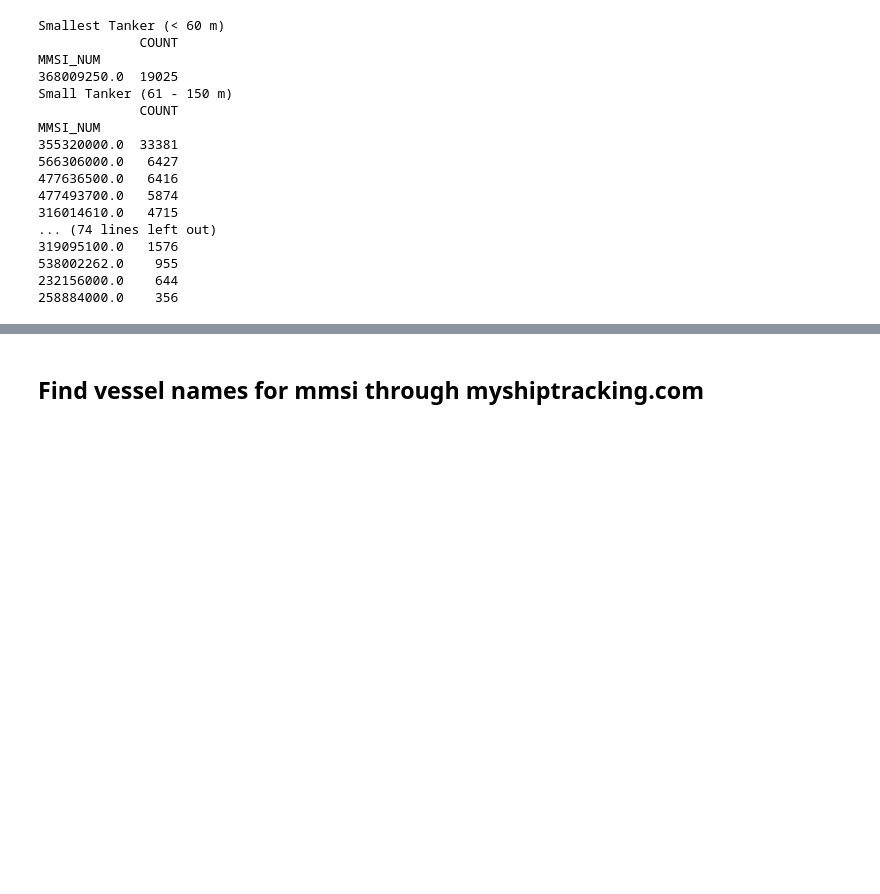
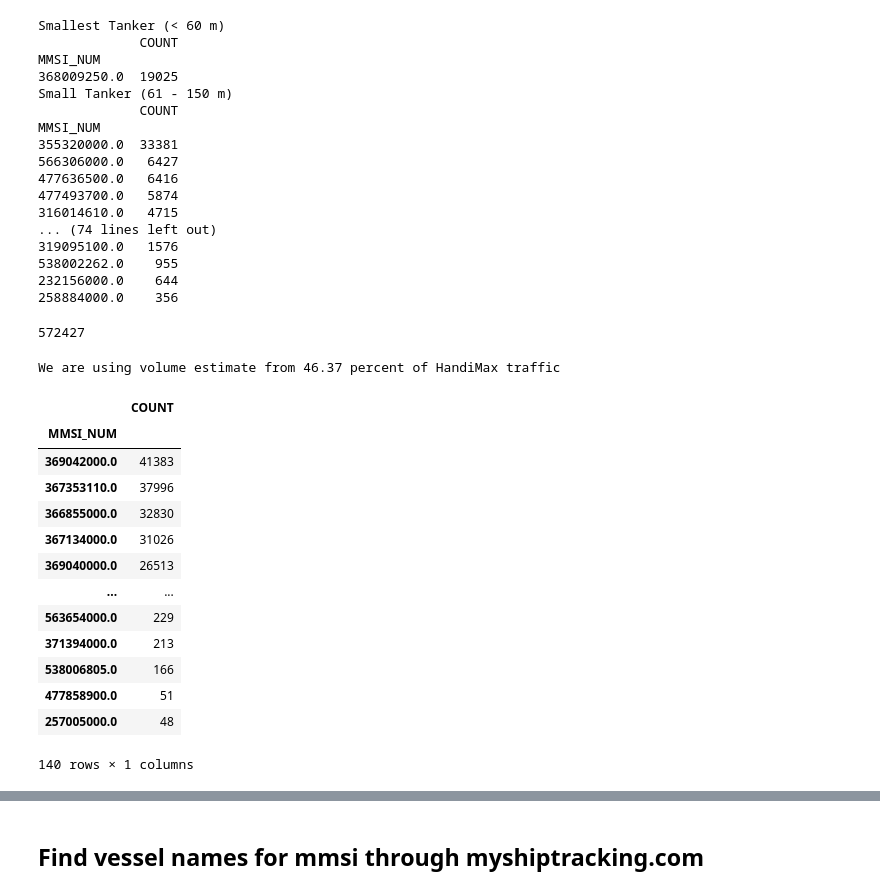
Before and after one commit to MIDOSS/analysis-rachael, a Jupyter notebook: notebooks/monte_carlo/QAQC_Tanker_AISlengths_DOEcapacities.ipynb, the cells around one changed output, grey strips where cells are left out. Saved outputs shown, nothing was run; the diff lists cells and outputs as text; code cells hidden in the pictures; blank space fills up the shorter version.

```diff
--- a/notebooks/monte_carlo/QAQC_Tanker_AISlengths_DOEcapacities.ipynb
+++ b/notebooks/monte_carlo/QAQC_Tanker_AISlengths_DOEcapacities.ipynb
@@ -376,3 +449,31 @@ MMSI_NUM
 538002262.0    955
 232156000.0    644
 258884000.0    356
+# %%
+binned_mmsi['Handymax (151-200 m)'].COUNT.sum()
+# %% [output]
+572427
+# %%
+total = binned_mmsi['Handymax (151-200 m)'].COUNT.iloc[0]
+for index in [1,2,3,4,5,6,7,8,9,10,11]:
+    total+=binned_mmsi['Handymax (151-200 m)'].COUNT.iloc[index]
+print(f'We are using volume estimate from {100*total/binned_mmsi["Handymax (151-200 m)"].COUNT.sum():.2f} percent of HandiMax traffic')
+# %% [output]
+We are using volume estimate from 46.37 percent of HandiMax traffic
+# %%
+binned_mmsi['Handymax (151-200 m)']
+# %% [output]
+|  | COUNT |
+| MMSI_NUM |  |
+| 369042000.0 | 41383 |
+| 367353110.0 | 37996 |
+| 366855000.0 | 32830 |
+| 367134000.0 | 31026 |
+| 369040000.0 | 26513 |
+| ... | ... |
+| 563654000.0 | 229 |
+| 371394000.0 | 213 |
+| 538006805.0 | 166 |
+| 477858900.0 | 51 |
+| 257005000.0 | 48 |
+140 rows × 1 columns
```
Also changed, not shown: parts of 19 cells of this notebook, 1 other file.
